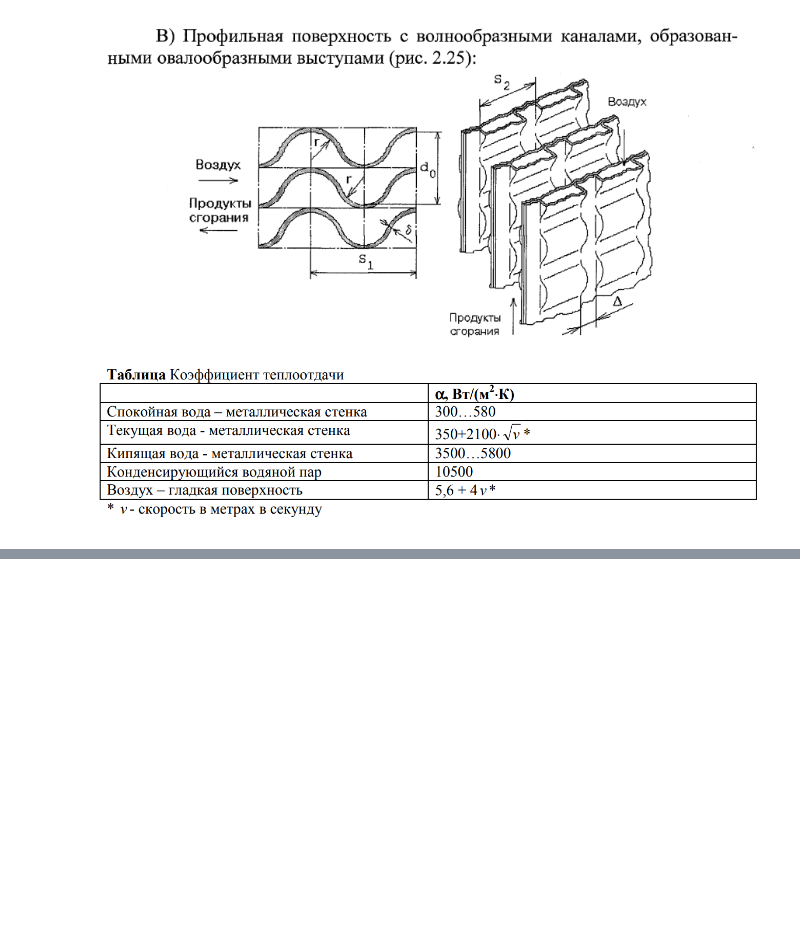
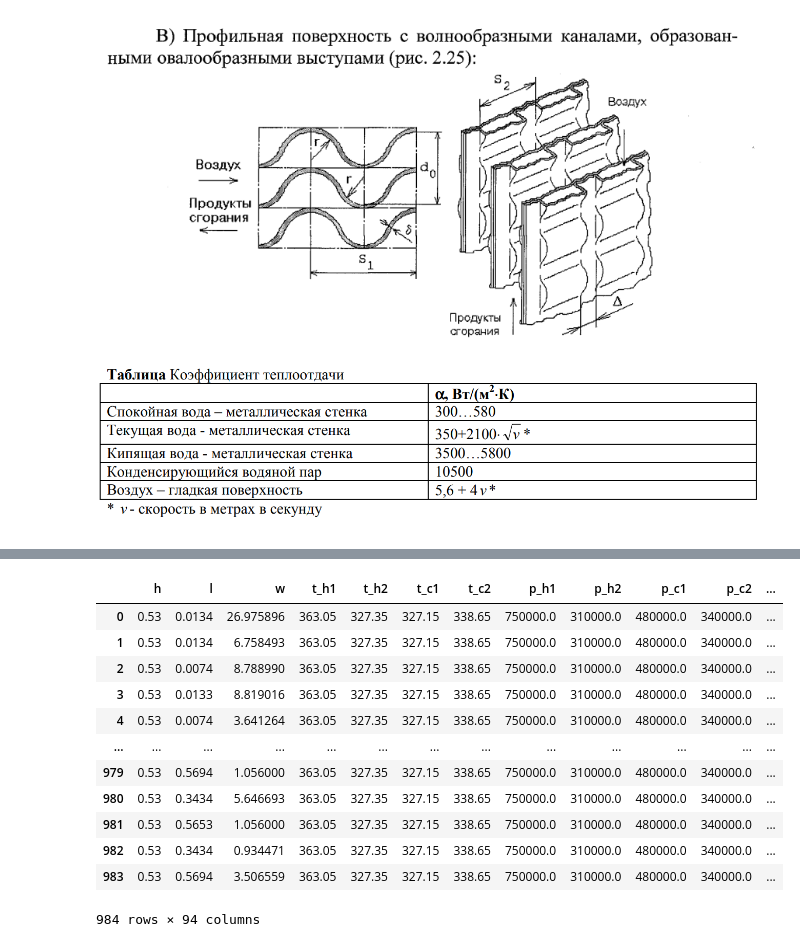
Before and after one commit to romanzes637/plate-heat-exchanger, a Jupyter notebook: plate_heat_exchanger.ipynb, the cells around one changed output, grey strips where cells are left out. Drawn from its saved outputs; the diff is of its cells as text; code cells hidden in the pictures; blank space fills up the shorter version.

```diff
--- a/plate_heat_exchanger.ipynb
+++ b/plate_heat_exchanger.ipynb
@@ -3262,0 +80,7 @@ for i, name in enumerate(names):
+# %%
+class Correlation:
+  def __init__(self):
+    pass
+
+  def __call__(self):
+    pass
@@ -3262,0 +193,25 @@ for i, name in enumerate(names):
+# %%
+class DarcyWeisbachBlasius(Correlation):
+  """Darcy–Weisbach with Blasius approximation of Darcy friction factor
+  """
+  def __init__(self, c=0.3164, n=-0.25, re_lim=(0, 100000),
+               ld_lim=(-np.inf, np.inf)):
+    super().__init__()
+    self.c, self.n = c, n
+    self.re_lim, self.ld_lim = re_lim, ld_lim
+
+  def __call__(self, re=None, l=10, d=1, **kwargs):
+    for value, lim in [(re, self.re_lim), (l/d, self.ld_lim)]:
+      if value is None or not lim[0] <= value <= lim[1]:
+        return None
+    # Darcy friction factor
+    if 0 < re < 2300:  # Laminar
+      f = 64/re
+    elif 2300 <= re <= 2900:  # Transition (Blasius)
+      f = self.c*re**self.n
+    elif 2900 < re < 100000:   # Turbulent (Blasius)
+      f = self.c*re**self.n
+    else:
+      return None
+    eu = 0.5*f*l/d
+    return eu
@@ -3262,0 +957,16 @@ for i, name in enumerate(names):
+# %%
+df
+# %% [output]
+|  | h | l | w | t_h1 | t_h2 | t_c1 | t_c2 | p_h1 | p_h2 | p_c1 | p_c2 | ... |
+| 0 | 0.53 | 0.0134 | 26.975896 | 363.05 | 327.35 | 327.15 | 338.65 | 750000.0 | 310000.0 | 480000.0 | 340000.0 | ... |
+| 1 | 0.53 | 0.0134 | 6.758493 | 363.05 | 327.35 | 327.15 | 338.65 | 750000.0 | 310000.0 | 480000.0 | 340000.0 | ... |
+| 2 | 0.53 | 0.0074 | 8.788990 | 363.05 | 327.35 | 327.15 | 338.65 | 750000.0 | 310000.0 | 480000.0 | 340000.0 | ... |
+| 3 | 0.53 | 0.0133 | 8.819016 | 363.05 | 327.35 | 327.15 | 338.65 | 750000.0 | 310000.0 | 480000.0 | 340000.0 | ... |
+| 4 | 0.53 | 0.0074 | 3.641264 | 363.05 | 327.35 | 327.15 | 338.65 | 750000.0 | 310000.0 | 480000.0 | 340000.0 | ... |
+| ... | ... | ... | ... | ... | ... | ... | ... | ... | ... | ... | ... | ... |
+| 979 | 0.53 | 0.5694 | 1.056000 | 363.05 | 327.35 | 327.15 | 338.65 | 750000.0 | 310000.0 | 480000.0 | 340000.0 | ... |
+| 980 | 0.53 | 0.3434 | 5.646693 | 363.05 | 327.35 | 327.15 | 338.65 | 750000.0 | 310000.0 | 480000.0 | 340000.0 | ... |
+| 981 | 0.53 | 0.5653 | 1.056000 | 363.05 | 327.35 | 327.15 | 338.65 | 750000.0 | 310000.0 | 480000.0 | 340000.0 | ... |
+| 982 | 0.53 | 0.3434 | 0.934471 | 363.05 | 327.35 | 327.15 | 338.65 | 750000.0 | 310000.0 | 480000.0 | 340000.0 | ... |
+| 983 | 0.53 | 0.5694 | 3.506559 | 363.05 | 327.35 | 327.15 | 338.65 | 750000.0 | 310000.0 | 480000.0 | 340000.0 | ... |
+984 rows × 94 columns
```
Also changed, not shown: parts of 41 cells of this notebook.
